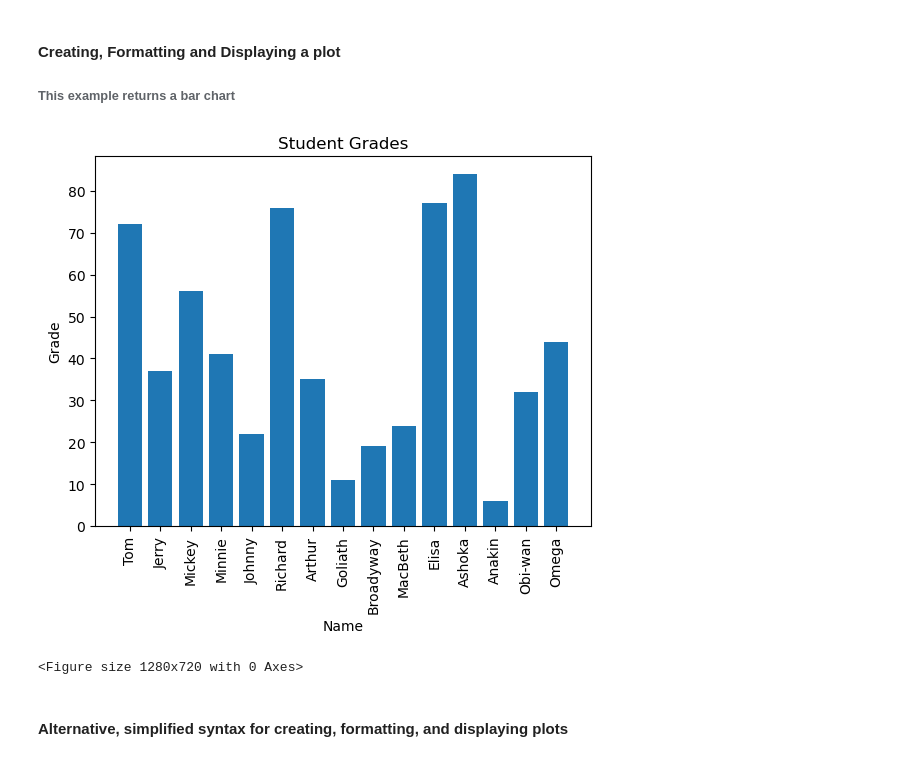
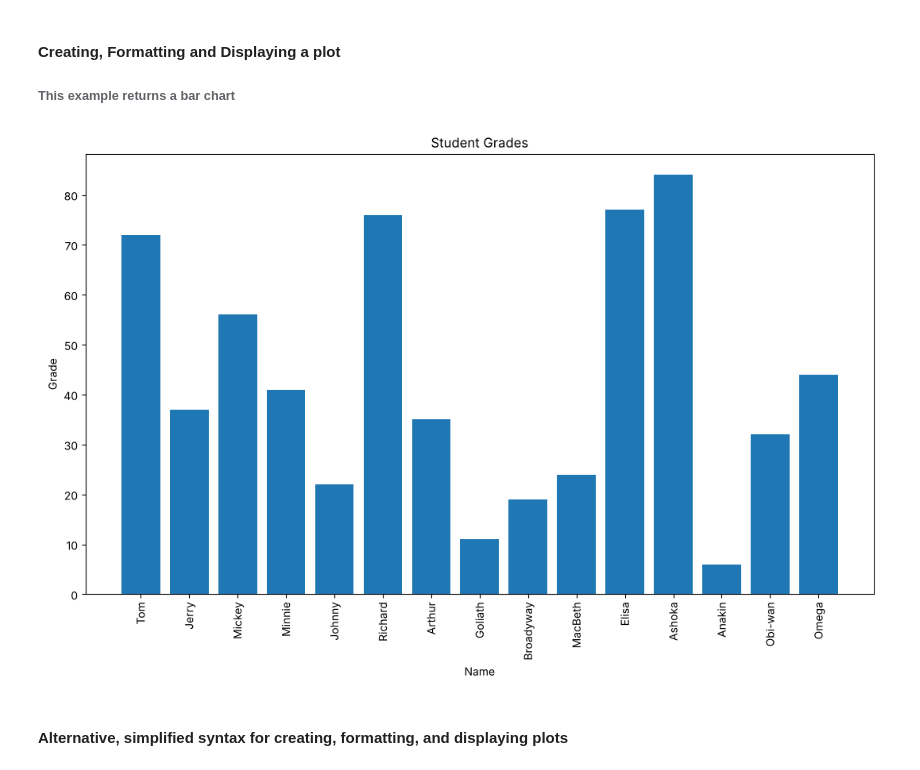
Before and after one commit to Dito-84/dstoolkit, a Jupyter notebook: Python_for_Data_Science_Matplotlib.ipynb, the cells around one changed output. Cells and saved outputs as stored; diff of their text form; code cells hidden in the pictures.

```diff
--- a/Python_for_Data_Science_Matplotlib.ipynb
+++ b/Python_for_Data_Science_Matplotlib.ipynb
@@ -69,19 +69,19 @@ from matplotlib import pyplot as plt
 #### Creating, Formatting and Displaying a plot
 ###### This example returns a bar chart
 # %%
+# Create the figure first so the size applies to this chart
+plt.figure(figsize=(12.8, 7.2))
+
 plt.bar(x = df_students.Name, height= df_students.Grade)
 
 plt.title("Student Grades")
 plt.xlabel("Name")
 plt.ylabel("Grade")
 plt.xticks(rotation=90)
 
-fig = plt.figure(figsize=(12.8, 7.2))
-
-#plt.show
+plt.show()
 # %% [output]
-[figure, old version]
+[figure, new version]
-<Figure size 1280x720 with 0 Axes>
 # %% [markdown]
 #### Alternative, simplified syntax for creating, formatting, and displaying plots
 # %%
```
Also changed, not shown: parts of 18 cells of this notebook, 6 other files.
